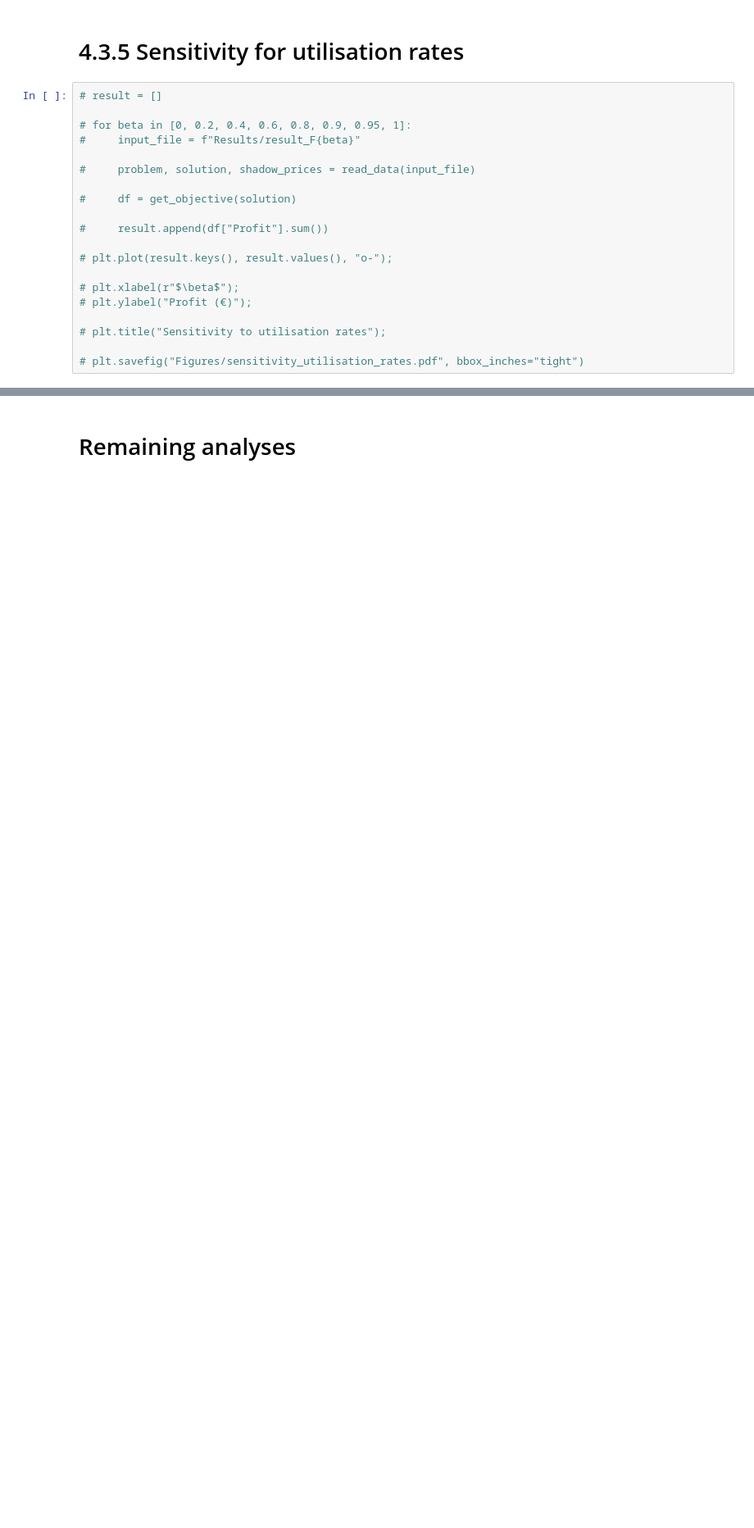
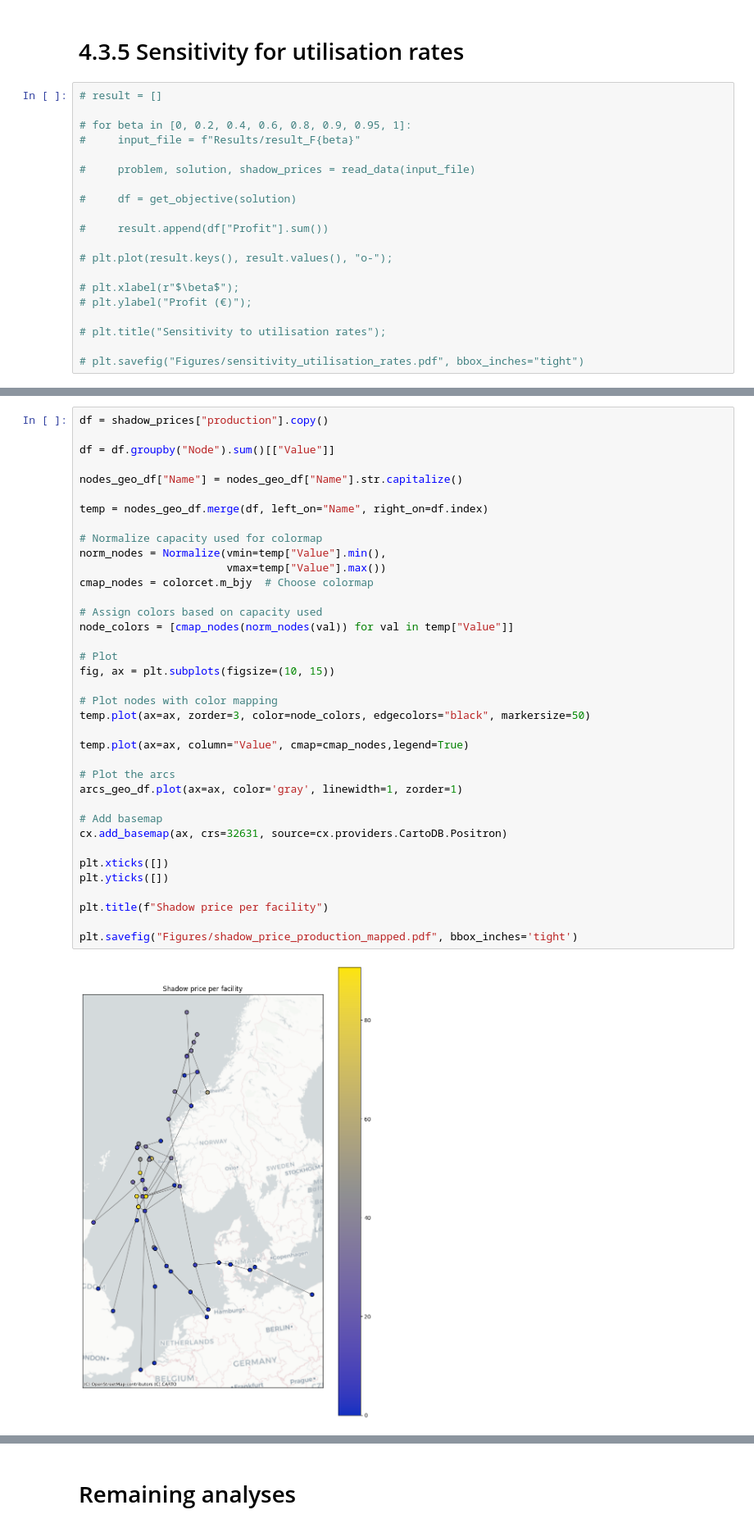
Before and after one commit to berendmarkhorst/secondary_gas_market, a Jupyter notebook: analysis.ipynb, the cells around one changed output, grey strips where cells are left out. Shown at 82% size. Drawn from its saved outputs; the diff is of its cells as text; blank space fills up the shorter version.

```diff
--- a/analysis.ipynb
+++ b/analysis.ipynb
@@ -800,0 +872,39 @@ plt.savefig("Figures/profit_per_trader.pdf", bbox_inches='tight')
+# %%
+df = shadow_prices["production"].copy()
+
+df = df.groupby("Node").sum()[["Value"]]
+
+nodes_geo_df["Name"] = nodes_geo_df["Name"].str.capitalize()
+
+temp = nodes_geo_df.merge(df, left_on="Name", right_on=df.index)
+
+# Normalize capacity used for colormap
+norm_nodes = Normalize(vmin=temp["Value"].min(),
+                       vmax=temp["Value"].max())
+cmap_nodes = colorcet.m_bjy  # Choose colormap
+
+# Assign colors based on capacity used
+node_colors = [cmap_nodes(norm_nodes(val)) for val in temp["Value"]]
+
+# Plot
+fig, ax = plt.subplots(figsize=(10, 15))
+
+# Plot nodes with color mapping
+temp.plot(ax=ax, zorder=3, color=node_colors, edgecolors="black", markersize=50)
+
+temp.plot(ax=ax, column="Value", cmap=cmap_nodes,legend=True)
+
+# Plot the arcs
+arcs_geo_df.plot(ax=ax, color='gray', linewidth=1, zorder=1)
+
+# Add basemap
+cx.add_basemap(ax, crs=32631, source=cx.providers.CartoDB.Positron)
+
+plt.xticks([])
+plt.yticks([])
+
+plt.title(f"Shadow price per facility")
+
+plt.savefig("Figures/shadow_price_production_mapped.pdf", bbox_inches='tight')
+# %% [output]
+[figure, added]
```
Also changed, not shown: parts of 10 cells of this notebook, 44 other files.
